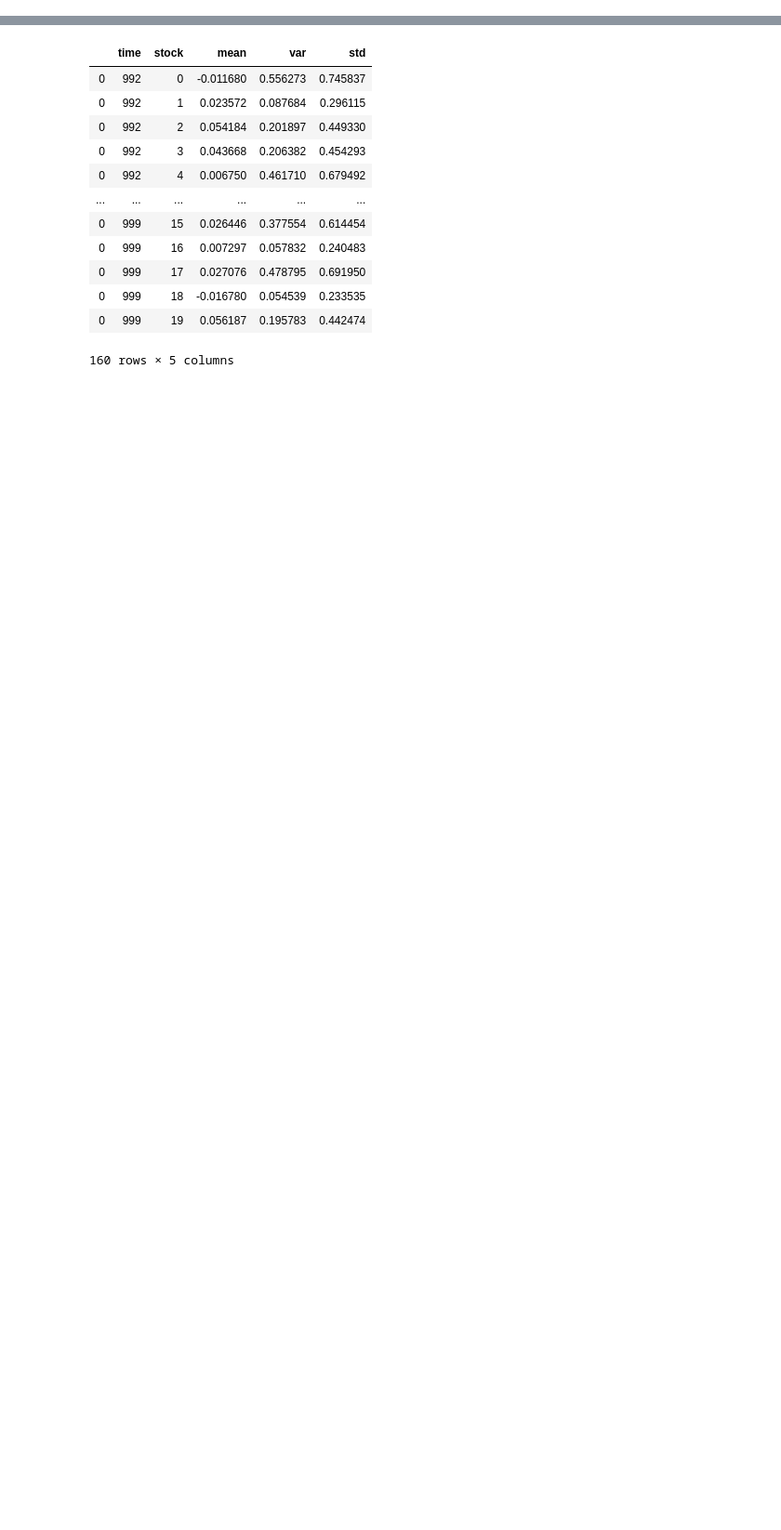
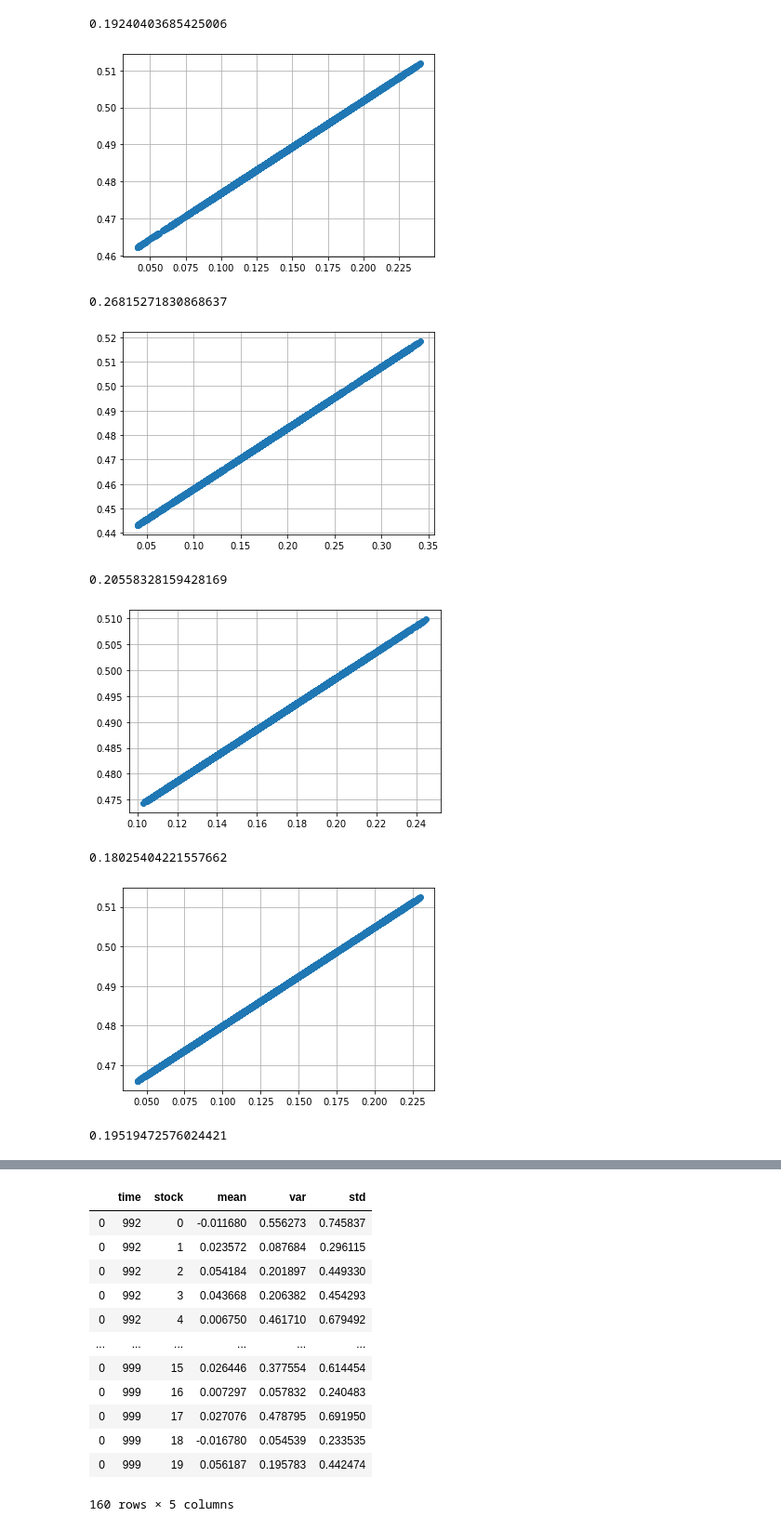
Before and after one commit to braedyn-au/StockMarketCascades, a Jupyter notebook: draft3_mainmodular.ipynb, the cells around one changed output, grey strips where cells are left out. Shown at 93% size. Cells and saved outputs as stored; diff of their text form; code cells hidden in the pictures; blank space fills up the shorter version.

```diff
--- a/draft3_mainmodular.ipynb
+++ b/draft3_mainmodular.ipynb
@@ -46,0 +45,26 @@ plt.show()
+# %%
+for name,portf in traderIDs.items():
+    p90 = (np.percentile(portf.sharpe,50))
+    p100 = (max(portf.sharpe))
+    x0 = (p100+p90)/2
+    probs = []
+    print(x0)
+    for i in portf.sharpe:
+        p = (sigmoid(i,x0, k =1))
+        probs.append(p)
+    #print(probs)
+    plt.plot(portf.sharpe,probs, 'o')
+    plt.grid('on')
+    plt.show()
+# june 18, create a reset function in the portfolios to incorporate sharpe ratio threshold
+# reset the sharpe ratio counter for the portfolios and update the order function
+# %% [output]
+0.19240403685425006
+[figure, added]
+0.26815271830868637
+[figure, added]
+0.20558328159428169
+[figure, added]
+0.18025404221557662
+[figure, added]
+0.19519472576024421
```
Also changed, not shown: parts of 6 cells of this notebook, 1 other file.
